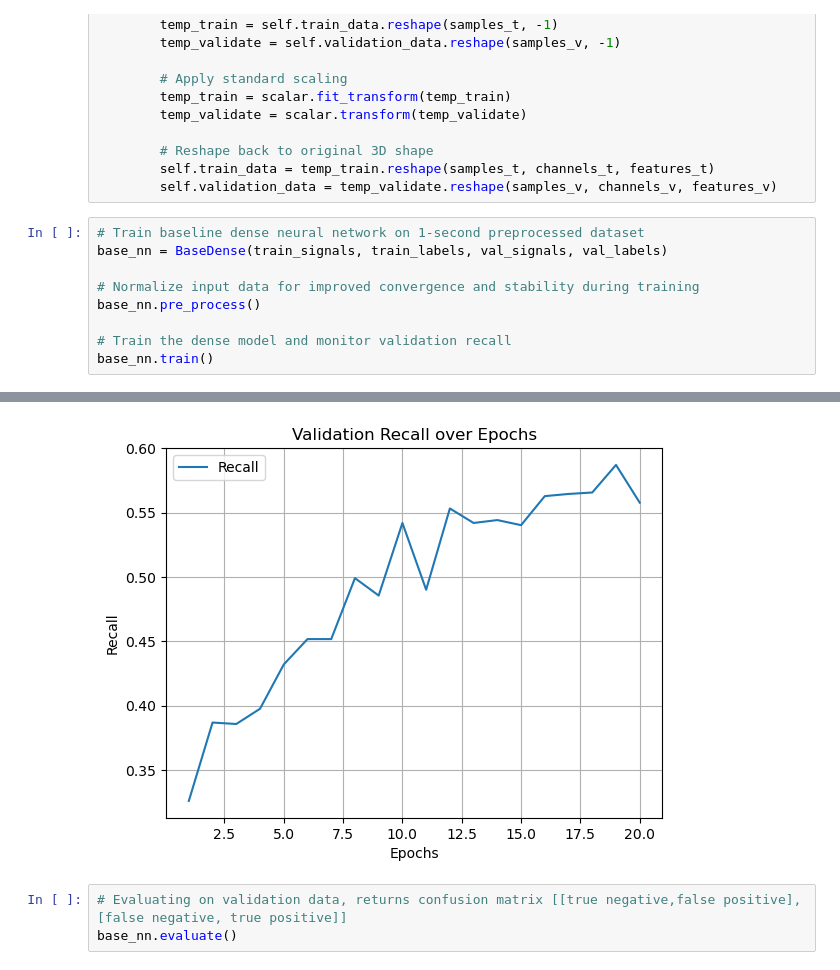
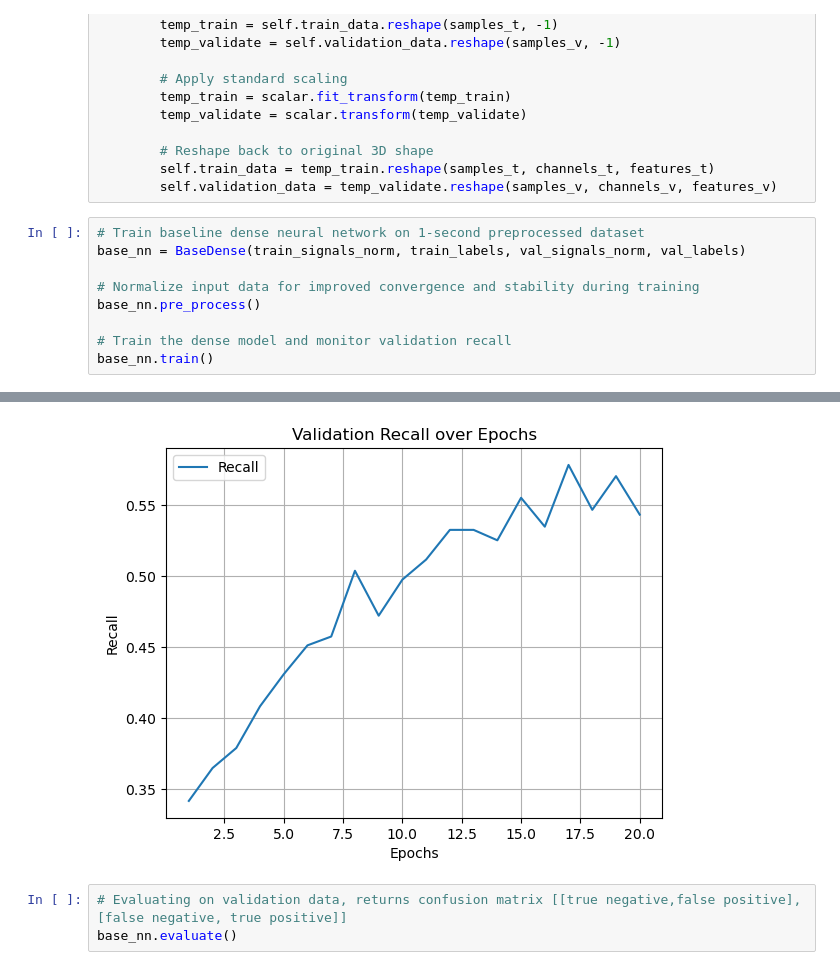
Before and after one commit to uol5/CM3070_SeizureDetection, a Jupyter notebook: main.ipynb, the cells around one changed output, grey strips where cells are left out. Saved outputs shown, nothing was run; the diff lists cells and outputs as text.

```diff
--- a/main.ipynb
+++ b/main.ipynb
@@ -611,7 +532,7 @@ class BaseDense:
         self.validation_data = temp_validate.reshape(samples_v, channels_v, features_v)
 # %%
 # Train baseline dense neural network on 1-second preprocessed dataset
-base_nn = BaseDense(train_signals, train_labels, val_signals, val_labels)
+base_nn = BaseDense(train_signals_norm, train_labels, val_signals_norm, val_labels)
 
 # Normalize input data for improved convergence and stability during training
 base_nn.pre_process()
@@ -625,4 +546,4 @@ Validation performance - Loss, MAE, Recall:
-[figure, old version]
+[figure, new version]
 # %%
 # Evaluating on validation data, returns confusion matrix [[true negative,false positive],[false negative, true positive]]
 base_nn.evaluate()
```
Also changed, not shown: parts of 26 cells of this notebook.
